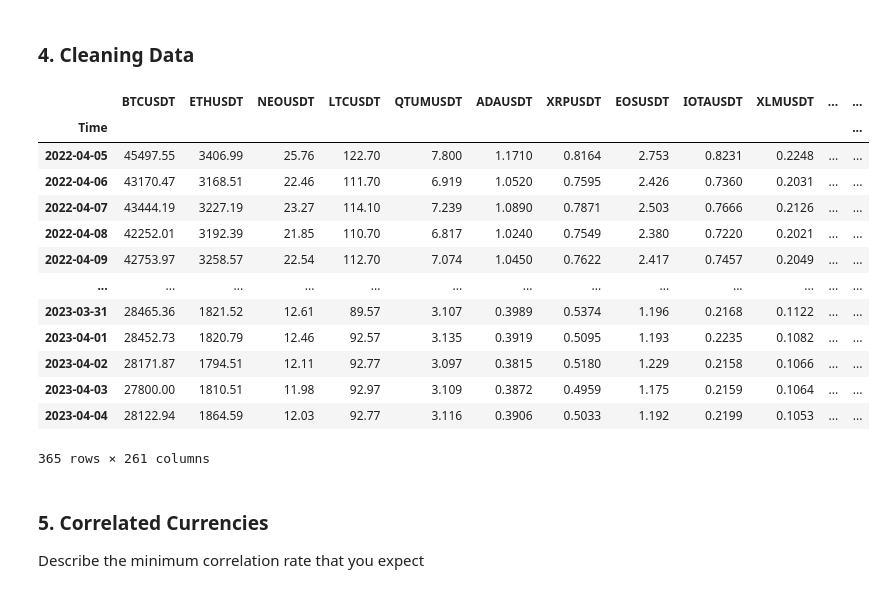
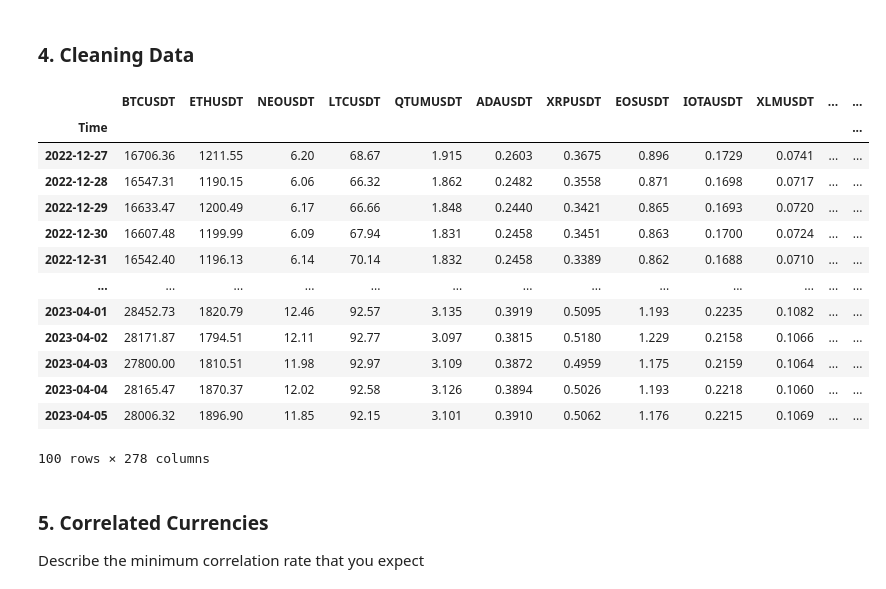
Before and after one commit to Algo-Tradings/pairs-trading-research, a Jupyter notebook: researcher.ipynb, the cells around one changed output. Saved outputs shown, nothing was run; the diff lists cells and outputs as text; code cells hidden in the pictures.

```diff
--- a/researcher.ipynb
+++ b/researcher.ipynb
@@ -49,23 +49,23 @@ hist_df
 # %% [markdown]
 <h3>4. Cleaning Data </h3>
-# %%
-useful_df = Cleaner().get_useful_data(hist_df)
-useful_df
-# %% [output]
-|  | BTCUSDT | ETHUSDT | NEOUSDT | LTCUSDT | QTUMUSDT | ADAUSDT | XRPUSDT | EOSUSDT | IOTAUSDT | XLMUSDT | ... | ... |
-| Time |  |  |  |  |  |  |  |  |  |  |  | ... |
-| 2022-04-05 | 45497.55 | 3406.99 | 25.76 | 122.70 | 7.800 | 1.1710 | 0.8164 | 2.753 | 0.8231 | 0.2248 | ... | ... |
-| 2022-04-06 | 43170.47 | 3168.51 | 22.46 | 111.70 | 6.919 | 1.0520 | 0.7595 | 2.426 | 0.7360 | 0.2031 | ... | ... |
-| 2022-04-07 | 43444.19 | 3227.19 | 23.27 | 114.10 | 7.239 | 1.0890 | 0.7871 | 2.503 | 0.7666 | 0.2126 | ... | ... |
-| 2022-04-08 | 42252.01 | 3192.39 | 21.85 | 110.70 | 6.817 | 1.0240 | 0.7549 | 2.380 | 0.7220 | 0.2021 | ... | ... |
-| 2022-04-09 | 42753.97 | 3258.57 | 22.54 | 112.70 | 7.074 | 1.0450 | 0.7622 | 2.417 | 0.7457 | 0.2049 | ... | ... |
-| ... | ... | ... | ... | ... | ... | ... | ... | ... | ... | ... | ... | ... |
-| 2023-03-31 | 28465.36 | 1821.52 | 12.61 | 89.57 | 3.107 | 0.3989 | 0.5374 | 1.196 | 0.2168 | 0.1122 | ... | ... |
-| 2023-04-01 | 28452.73 | 1820.79 | 12.46 | 92.57 | 3.135 | 0.3919 | 0.5095 | 1.193 | 0.2235 | 0.1082 | ... | ... |
-| 2023-04-02 | 28171.87 | 1794.51 | 12.11 | 92.77 | 3.097 | 0.3815 | 0.5180 | 1.229 | 0.2158 | 0.1066 | ... | ... |
-| 2023-04-03 | 27800.00 | 1810.51 | 11.98 | 92.97 | 3.109 | 0.3872 | 0.4959 | 1.175 | 0.2159 | 0.1064 | ... | ... |
-| 2023-04-04 | 28122.94 | 1864.59 | 12.03 | 92.77 | 3.116 | 0.3906 | 0.5033 | 1.192 | 0.2199 | 0.1053 | ... | ... |
-365 rows × 261 columns
+# %%
+cleared_df = Cleaner().get_cleared_data(hist_df)
+cleared_df
+# %% [output]
+|  | BTCUSDT | ETHUSDT | NEOUSDT | LTCUSDT | QTUMUSDT | ADAUSDT | XRPUSDT | EOSUSDT | IOTAUSDT | XLMUSDT | ... | ... |
+| Time |  |  |  |  |  |  |  |  |  |  |  | ... |
+| 2022-12-27 | 16706.36 | 1211.55 | 6.20 | 68.67 | 1.915 | 0.2603 | 0.3675 | 0.896 | 0.1729 | 0.0741 | ... | ... |
+| 2022-12-28 | 16547.31 | 1190.15 | 6.06 | 66.32 | 1.862 | 0.2482 | 0.3558 | 0.871 | 0.1698 | 0.0717 | ... | ... |
+| 2022-12-29 | 16633.47 | 1200.49 | 6.17 | 66.66 | 1.848 | 0.2440 | 0.3421 | 0.865 | 0.1693 | 0.0720 | ... | ... |
+| 2022-12-30 | 16607.48 | 1199.99 | 6.09 | 67.94 | 1.831 | 0.2458 | 0.3451 | 0.863 | 0.1700 | 0.0724 | ... | ... |
+| 2022-12-31 | 16542.40 | 1196.13 | 6.14 | 70.14 | 1.832 | 0.2458 | 0.3389 | 0.862 | 0.1688 | 0.0710 | ... | ... |
+| ... | ... | ... | ... | ... | ... | ... | ... | ... | ... | ... | ... | ... |
+| 2023-04-01 | 28452.73 | 1820.79 | 12.46 | 92.57 | 3.135 | 0.3919 | 0.5095 | 1.193 | 0.2235 | 0.1082 | ... | ... |
+| 2023-04-02 | 28171.87 | 1794.51 | 12.11 | 92.77 | 3.097 | 0.3815 | 0.5180 | 1.229 | 0.2158 | 0.1066 | ... | ... |
+| 2023-04-03 | 27800.00 | 1810.51 | 11.98 | 92.97 | 3.109 | 0.3872 | 0.4959 | 1.175 | 0.2159 | 0.1064 | ... | ... |
+| 2023-04-04 | 28165.47 | 1870.37 | 12.02 | 92.58 | 3.126 | 0.3894 | 0.5026 | 1.193 | 0.2218 | 0.1060 | ... | ... |
+| 2023-04-05 | 28006.32 | 1896.90 | 11.85 | 92.15 | 3.101 | 0.3910 | 0.5062 | 1.176 | 0.2215 | 0.1069 | ... | ... |
+100 rows × 278 columns
 # %% [markdown]
 <h3>5. Correlated Currencies </h3>
 Describe the minimum correlation rate that you expect
```
Also changed, not shown: parts of 5 cells of this notebook, 10 other files.
